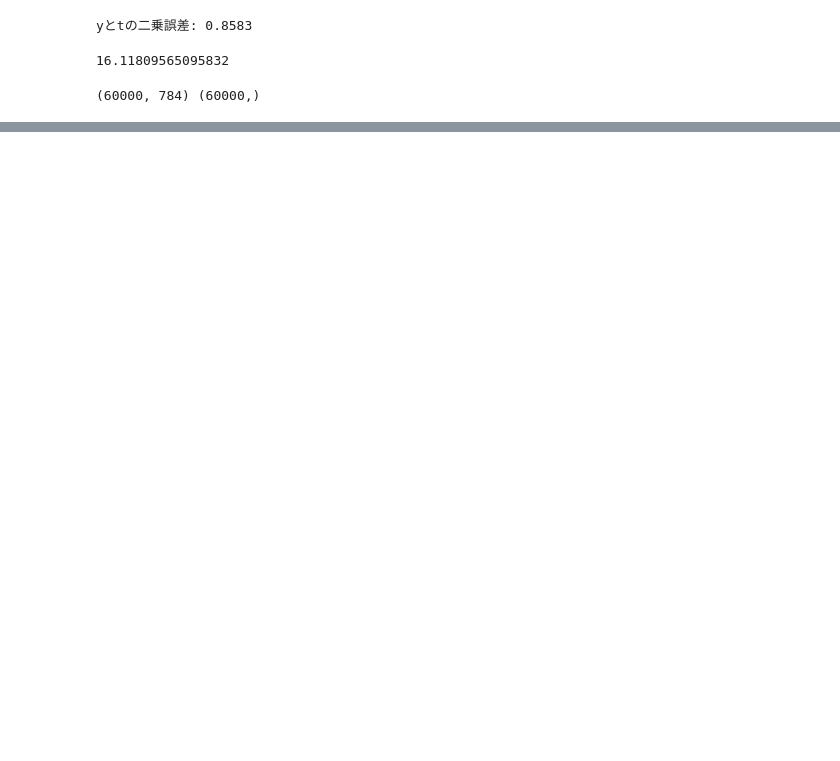
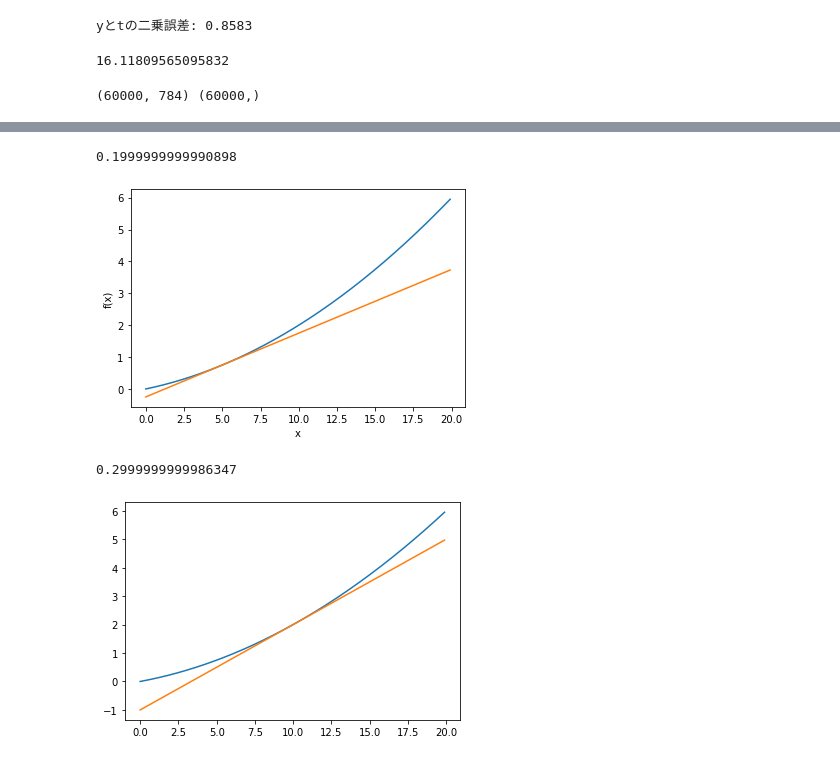
Before and after one commit to ju-ki/DeepLearning_from_scratch, a Jupyter notebook: NNW_learning.ipynb, the cells around one changed output, grey strips where cells are left out. Cells and saved outputs as stored; diff of their text form; code cells hidden in the pictures; blank space fills up the shorter version.

```diff
--- a/NNW_learning.ipynb
+++ b/NNW_learning.ipynb
@@ -58,0 +135,24 @@ t_batch = t_train[batch_mask]
+# %%
+x = np.arange(0.0, 20.0, 0.1)
+y = function_1(x)
+plt.xlabel("x")
+plt.ylabel("f(x)")
+
+tf1 = tangent_line(function_1, 5)
+y2 = tf1(x)
+
+plt.plot(x, y)
+plt.plot(x, y2)
+plt.show()
+
+tf2 = tangent_line(function_1, 10)
+y2 = tf2(x)
+
+plt.plot(x, y)
+plt.plot(x, y2)
+plt.show()
+# %% [output]
+0.1999999999990898
+[figure, added]
+0.2999999999986347
+[figure, added]
```
Also changed, not shown: parts of 44 cells of this notebook, 1 other file.
